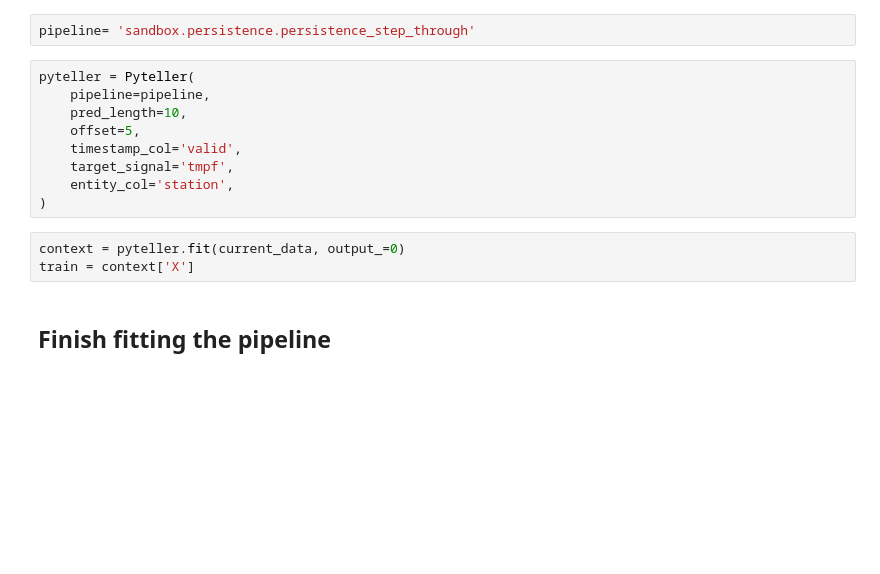
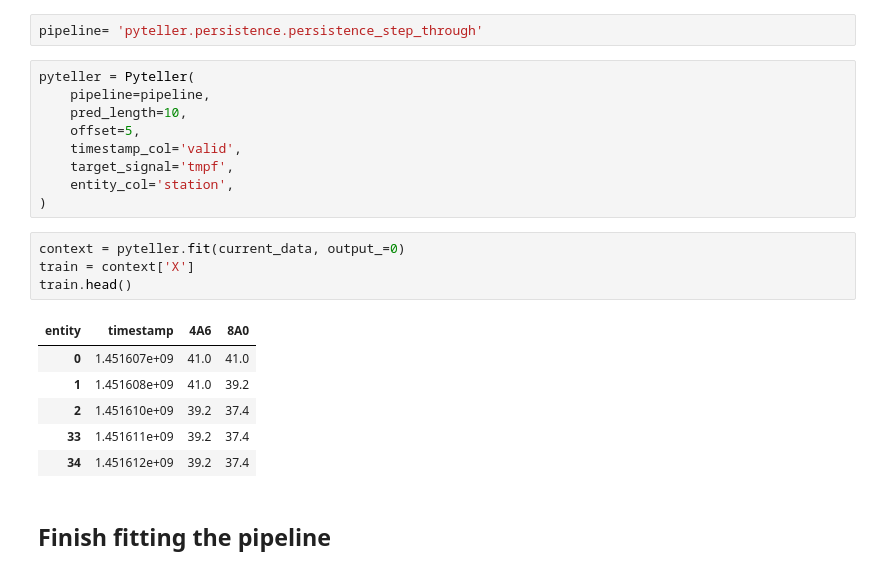
Before and after one commit to sintel-dev/pyteller, a Jupyter notebook: tutorials/persistence_step_through.ipynb, the cells around one changed output. Drawn from its saved outputs; the diff is of its cells as text; blank space fills up the shorter version.

```diff
--- a/tutorials/persistence_step_through.ipynb
+++ b/tutorials/persistence_step_through.ipynb
@@ -41,5 +28,5 @@ find_pipelines()
 # %%
-pipeline= 'sandbox.persistence.persistence_step_through'
+pipeline= 'pyteller.persistence.persistence_step_through'
 # %%
 pyteller = Pyteller(
     pipeline=pipeline,
@@ -52,6 +39,14 @@ pyteller = Pyteller(
 # %%
 context = pyteller.fit(current_data, output_=0)
 train = context['X']
+train.head()
+# %% [output]
+| entity | timestamp | 4A6 | 8A0 |
+| 0 | 1.451607e+09 | 41.0 | 41.0 |
+| 1 | 1.451608e+09 | 41.0 | 39.2 |
+| 2 | 1.451610e+09 | 39.2 | 37.4 |
+| 33 | 1.451611e+09 | 39.2 | 37.4 |
+| 34 | 1.451612e+09 | 39.2 | 37.4 |
 # %% [markdown]
 ## Finish fitting the pipeline
 # %%
```
Also changed, not shown: parts of 7 cells of this notebook, 11 other files.
